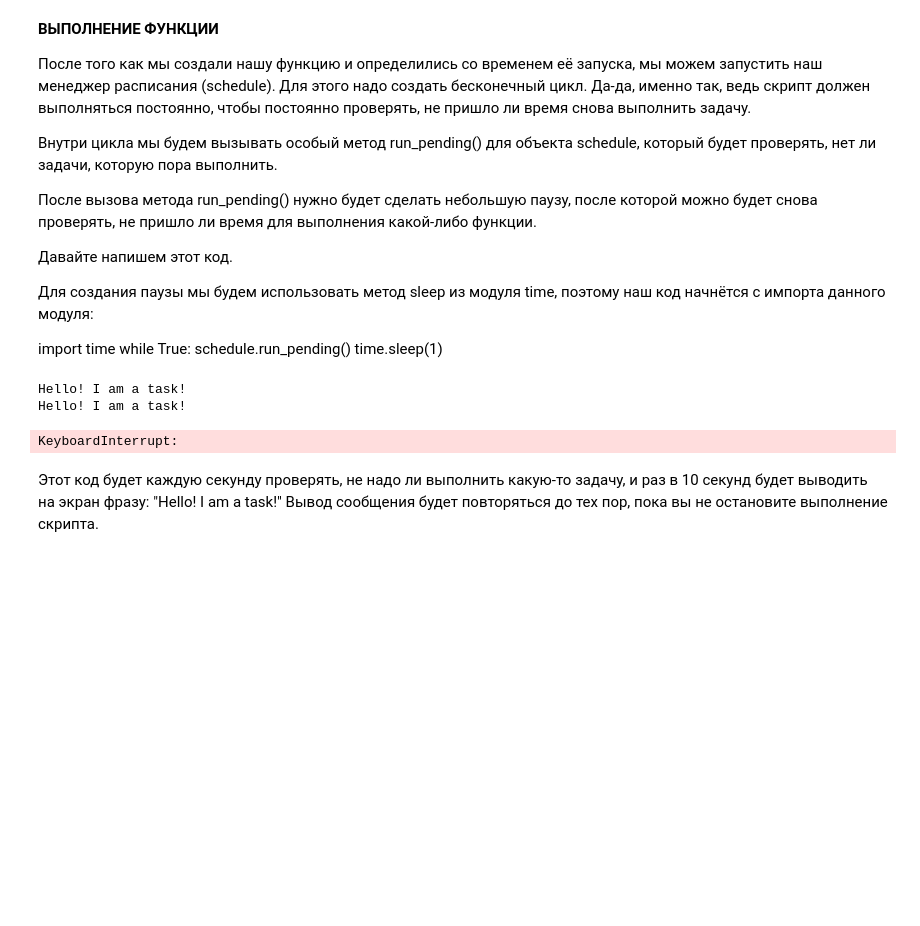
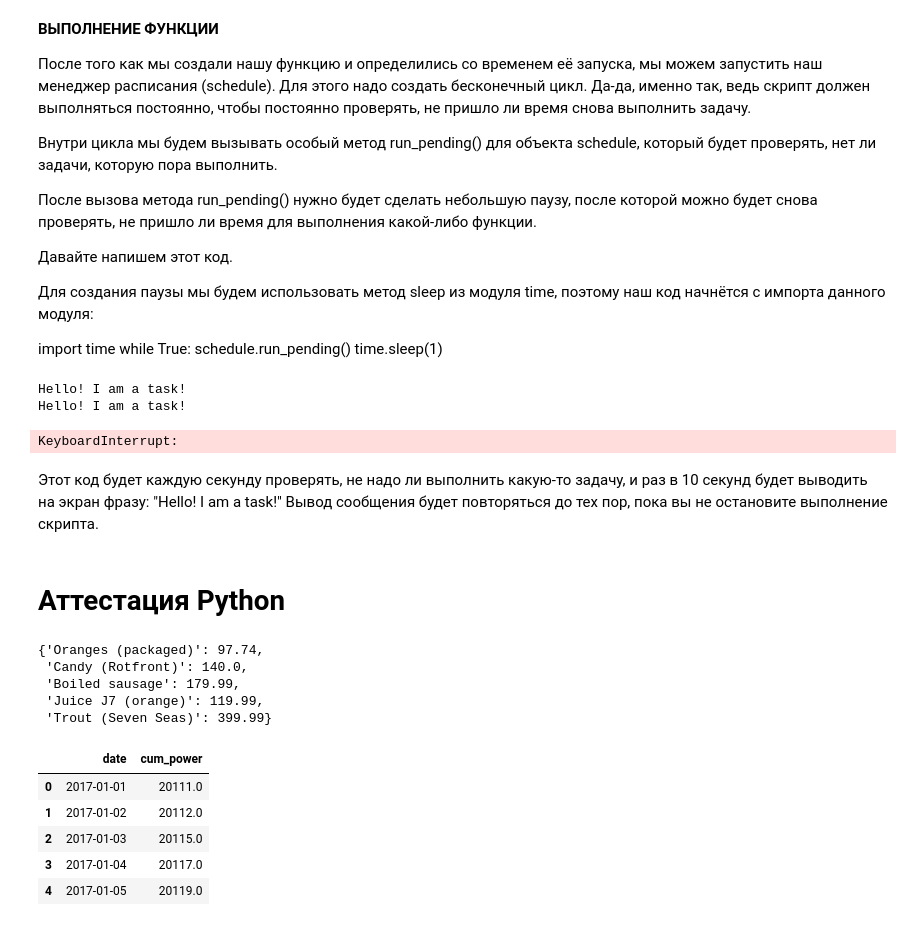
Before and after one commit to veshua/sf_data_science, a Jupyter notebook: 17 Как получать данные из веб-источников и API/study.ipynb, the cells around one changed output. Cells and saved outputs as stored; diff of their text form; code cells hidden in the pictures; blank space fills up the shorter version.

Commit message:
Python exam

```diff
--- a/17 Как получать данные из веб-источников и API/study.ipynb
+++ b/17 Как получать данные из веб-источников и API/study.ipynb
@@ -749,3 +749,29 @@ Hello! I am a task!
 KeyboardInterrupt:
 # %% [markdown]
 Этот код будет каждую секунду проверять, не надо ли выполнить какую-то задачу, и раз в 10 секунд будет выводить на экран фразу: "Hello! I am a task!" Вывод сообщения будет повторяться до тех пор, пока вы не остановите выполнение скрипта.
+# %% [markdown]
+# Аттестация Python
+# %%
+products = {'Oranges (packaged)': 114.99, 'Candy (Rotfront)': 280.0, 'Boiled sausage': 199.99, 'Juice J7 (orange)': 119.99, 'Trout (Seven Seas)': 399.99}
+stocks = {'Oranges (packaged)': '15%', 'Boiled sausage': '10%', 'Candy (Rotfront)': '50%', 'Diapers': '10%'}
+
+def apply_discounts(products, stocks):
+    for item in stocks:
+        if item in products:
+            discount = int(stocks[item].replace('%', ''))
+            products[item] = round(products[item]/100*(100-discount), 2)
+    return products
+
+apply_discounts(products, stocks)
+
+
+# которая снижает цену продуктов в словаре products на указанный в словаре stocks процент.
+# Функция должна вернуть результирующий словарь, ключи которого — товары, а значения — новые цены.
+# Если продукта из словаря stocks нет в словаре products, то его необходимо пропустить.
+# Цены округлите до второго знака после запятой.
+# %% [output]
+{'Oranges (packaged)': 97.74,
+ 'Candy (Rotfront)': 140.0,
+ 'Boiled sausage': 179.99,
+ 'Juice J7 (orange)': 119.99,
+ 'Trout (Seven Seas)': 399.99}
@@ -751,0 +791,11 @@ KeyboardInterrupt:
+# %%
+import pandas as pd
+solar_data = pd.read_csv('solarpower.csv')
+solar_data.head()
+# %% [output]
+|  | date | cum_power |
+| 0 | 2017-01-01 | 20111.0 |
+| 1 | 2017-01-02 | 20112.0 |
+| 2 | 2017-01-03 | 20115.0 |
+| 3 | 2017-01-04 | 20117.0 |
+| 4 | 2017-01-05 | 20119.0 |
```
Also changed, not shown: parts of 7 cells of this notebook.
